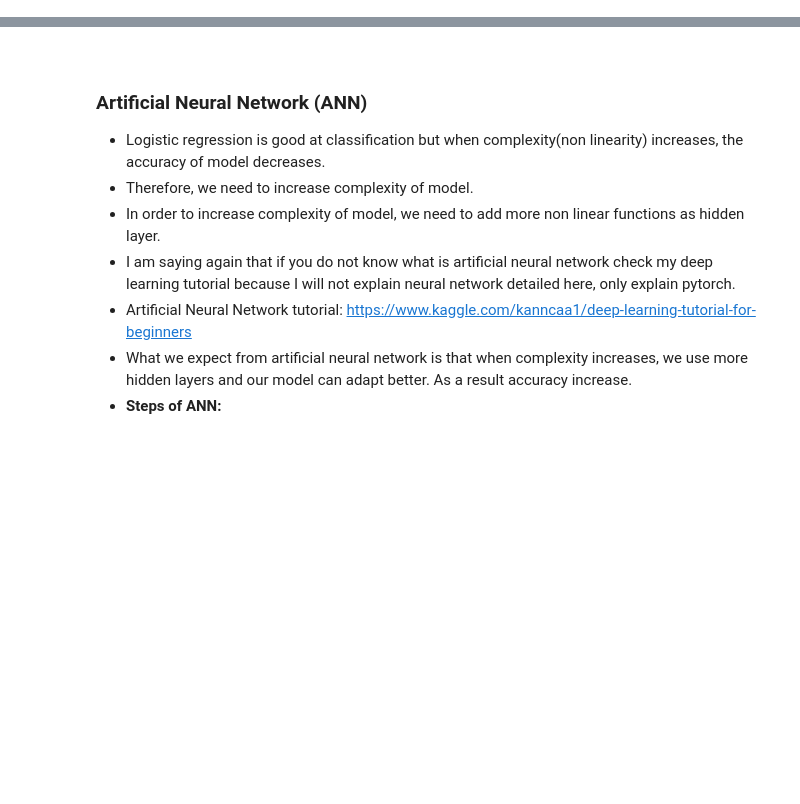
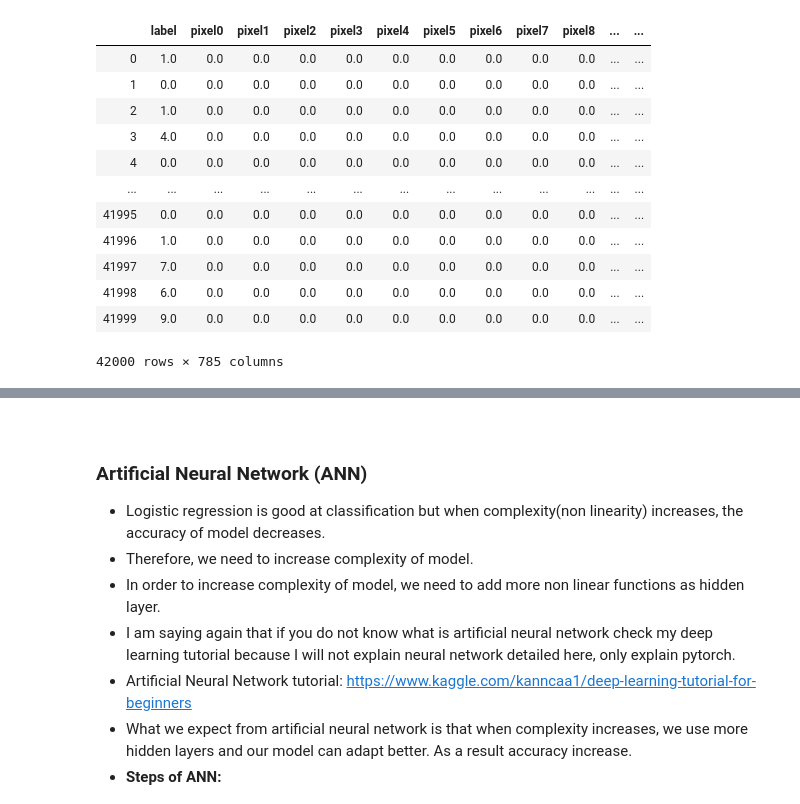
Before and after one commit to lipilian/Digit-Recognizer, a Jupyter notebook: pytorch-tutorial-for-deep-learning-lovers.ipynb, the cells around one changed output, grey strips where cells are left out. Cells and saved outputs as stored; diff of their text form; code cells hidden in the pictures; blank space fills up the shorter version.

```diff
--- a/pytorch-tutorial-for-deep-learning-lovers.ipynb
+++ b/pytorch-tutorial-for-deep-learning-lovers.ipynb
@@ -0,0 +453,16 @@
+# %%
+train = pd.read_csv(r"./digit-recognizer/train.csv",dtype = np.float32)
+# %% [output]
+|  | label | pixel0 | pixel1 | pixel2 | pixel3 | pixel4 | pixel5 | pixel6 | pixel7 | pixel8 | ... | ... |
+| 0 | 1.0 | 0.0 | 0.0 | 0.0 | 0.0 | 0.0 | 0.0 | 0.0 | 0.0 | 0.0 | ... | ... |
+| 1 | 0.0 | 0.0 | 0.0 | 0.0 | 0.0 | 0.0 | 0.0 | 0.0 | 0.0 | 0.0 | ... | ... |
+| 2 | 1.0 | 0.0 | 0.0 | 0.0 | 0.0 | 0.0 | 0.0 | 0.0 | 0.0 | 0.0 | ... | ... |
+| 3 | 4.0 | 0.0 | 0.0 | 0.0 | 0.0 | 0.0 | 0.0 | 0.0 | 0.0 | 0.0 | ... | ... |
+| 4 | 0.0 | 0.0 | 0.0 | 0.0 | 0.0 | 0.0 | 0.0 | 0.0 | 0.0 | 0.0 | ... | ... |
+| ... | ... | ... | ... | ... | ... | ... | ... | ... | ... | ... | ... | ... |
+| 41995 | 0.0 | 0.0 | 0.0 | 0.0 | 0.0 | 0.0 | 0.0 | 0.0 | 0.0 | 0.0 | ... | ... |
+| 41996 | 1.0 | 0.0 | 0.0 | 0.0 | 0.0 | 0.0 | 0.0 | 0.0 | 0.0 | 0.0 | ... | ... |
+| 41997 | 7.0 | 0.0 | 0.0 | 0.0 | 0.0 | 0.0 | 0.0 | 0.0 | 0.0 | 0.0 | ... | ... |
+| 41998 | 6.0 | 0.0 | 0.0 | 0.0 | 0.0 | 0.0 | 0.0 | 0.0 | 0.0 | 0.0 | ... | ... |
+| 41999 | 9.0 | 0.0 | 0.0 | 0.0 | 0.0 | 0.0 | 0.0 | 0.0 | 0.0 | 0.0 | ... | ... |
+42000 rows × 785 columns
```
Also changed, not shown: parts of 29 cells of this notebook, 6 other files.
